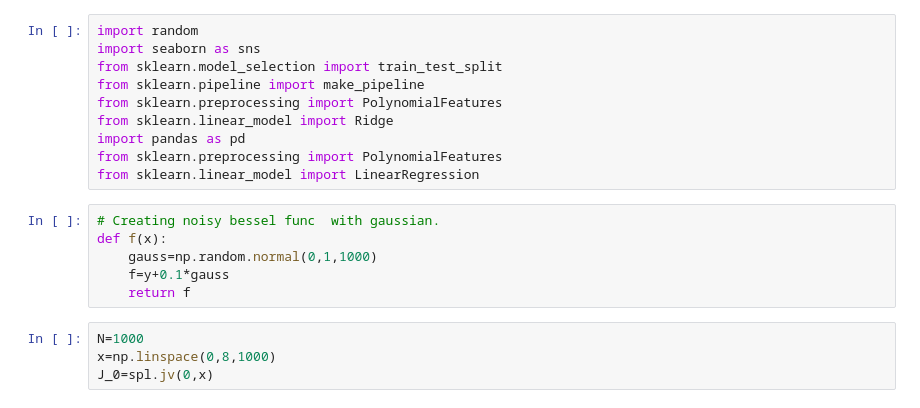
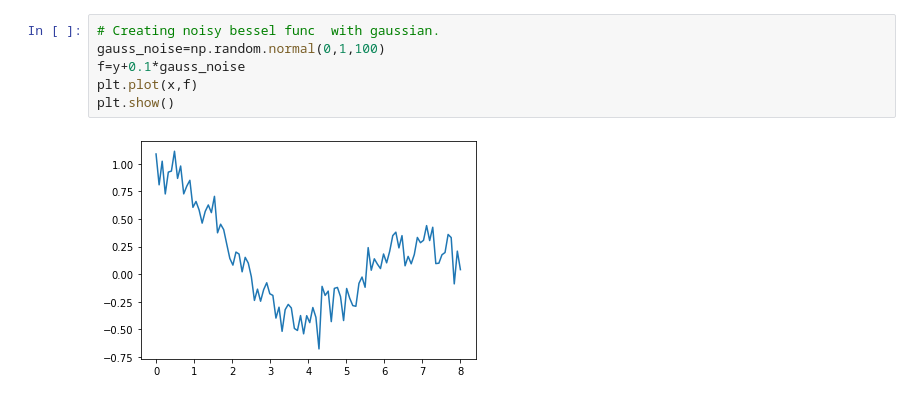
Before and after one commit to beriaacan/FIZ437E, a Jupyter notebook: bessel.ipynb, the cells around one changed output. Saved outputs shown, nothing was run; the diff lists cells and outputs as text.

```diff
--- a/bessel.ipynb
+++ b/bessel.ipynb
@@ -24,20 +22,8 @@ plt.show()
-# %%
-import random
-import seaborn as sns
-from sklearn.model_selection import train_test_split
-from sklearn.pipeline import make_pipeline
-from sklearn.preprocessing import PolynomialFeatures
-from sklearn.linear_model import Ridge
-import pandas as pd
-from sklearn.preprocessing import PolynomialFeatures
-from sklearn.linear_model import LinearRegression
 # %%
 # Creating noisy bessel func  with gaussian.
-def f(x):
-    gauss=np.random.normal(0,1,1000)
-    f=y+0.1*gauss
-    return f
+gauss_noise=np.random.normal(0,1,100)
+f=y+0.1*gauss_noise
+plt.plot(x,f)
+plt.show()
+# %% [output]
+[figure, added]
-# %%
-N=1000
-x=np.linspace(0,8,1000)
-J_0=spl.jv(0,x)
```
Also changed, not shown: parts of 6 cells of this notebook.
